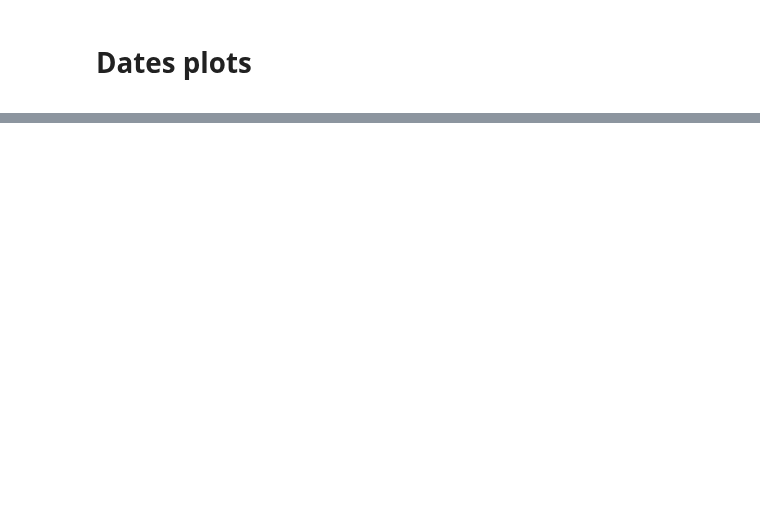
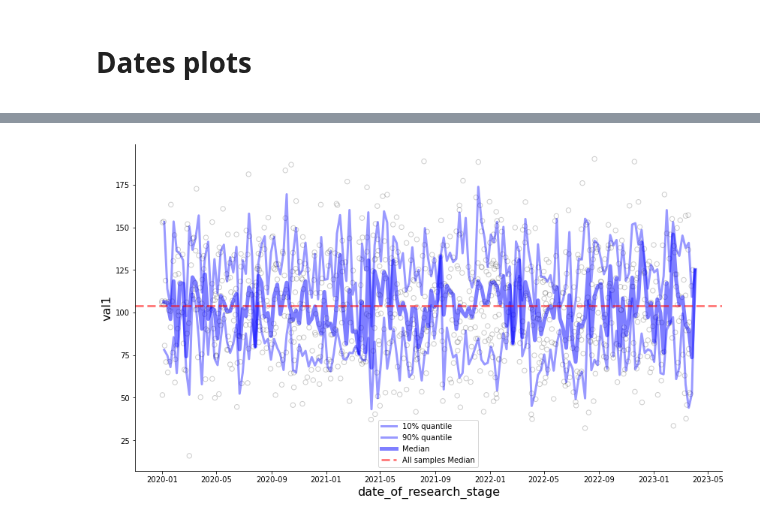
Before and after one commit to pheno-ai/pheno-utils, a Jupyter notebook: nbs/04_date_plots.ipynb, the cells around one changed output, grey strips where cells are left out. Saved outputs shown, nothing was run; the diff lists cells and outputs as text; code cells hidden in the pictures; blank space fills up the shorter version.

```diff
--- a/nbs/04_date_plots.ipynb
+++ b/nbs/04_date_plots.ipynb
@@ -21,7 +21,7 @@ from pheno_utils.config import *
 #| export
 
 def dates_dist_plot(df: pd.DataFrame, col: str, sampling_period: str = "W-MON", ax: Optional[Axes] = None,
-                    date_index: str = 'Date', ylim: Optional[Tuple[float, float]] = None,
+                    date_col: str = 'collection_date', ylim: Optional[Tuple[float, float]] = None,
                     quantiles: Optional[List[Tuple[float, str]]] = None) -> None:
     """
     Creates a scatter plot of data points and their statistics based on a specified sampling period.
@@ -31,7 +31,7 @@ def dates_dist_plot(df: pd.DataFrame, col: str, sampling_period: str = "W-MON",
         col (str): The column name in the DataFrame to plot.
         sampling_period (str, optional): The frequency to resample the data. Defaults to 'W-MON'.
         ax (Optional[Axes], optional): A matplotlib axes object to plot on. Defaults to None.
-        date_index (str, optional): The name of the date index in the DataFrame. Defaults to 'Date'.
+        date_col (str, optional): The name of the date column in the DataFrame. Defaults to 'collection_date'.
         ylim (Optional[Tuple[float, float]], optional): A tuple defining the y-axis limits. Defaults to None.
         quantiles (Optional[List[Tuple[float, str]]], optional): A list of tuples containing quantiles and their
             labels. Defaults to [(0.1, "10%"), (0.9, "90%")].
@@ -39,19 +39,19 @@ def dates_dist_plot(df: pd.DataFrame, col: str, sampling_period: str = "W-MON",
     if quantiles is None:
         quantiles = [(0.1, "10%"), (0.9, "90%")]
 
-    df = df.reset_index().set_index(date_index)
+    df = df.reset_index().set_index(date_col)
 
     if ax is None:
         fig, ax = plt.subplots(1, 1, figsize=(14, 8))
 
     # All data scatterplot
-    ax.scatter(df.index.get_level_values(date_index), df[col].values, s=40, alpha=0.2,
+    ax.scatter(df.index.get_level_values(date_col), df[col].values, s=40, alpha=0.2,
                marker="o", facecolors="none", linewidths=1, color="k")
 
     # Define statistics and their styles
     stats = [
         ('quantile', q, f"{label} quantile", "-", 3, 0.4) for q, label in quantiles
-    ] + [('median', None, f"{sampling_period} Median", "-", 5, 0.5)]
+    ] + [('median', None, f"Median", "-", 5, 0.5)]
 
     # Plot sampling period statistics
     for stat, param, label, ls, lw, alpha in stats:
@@ -67,7 +67,8 @@ def dates_dist_plot(df: pd.DataFrame, col: str, sampling_period: str = "W-MON",
     ax.legend()
     ax.spines["right"].set_visible(False)
     ax.spines["top"].set_visible(False)
-    ax.set_xlabel(col, fontsize=16)
+    ax.set_xlabel(date_col, fontsize=16)
+    ax.set_ylabel(col, fontsize=16)
     if ylim is not None:
         ax.set_ylim(ylim)
 # %%
@@ -75,3 +85,7 @@ data = generate_synthetic_data()
+# %%
+dates_dist_plot(data, col="val1", date_col="date_of_research_stage")
+# %% [output]
+[figure, added]
 # %%
 #| hide
 import nbdev; nbdev.nbdev_export()
```
Also changed, not shown: parts of 1 cell of this notebook, 3 other files.
